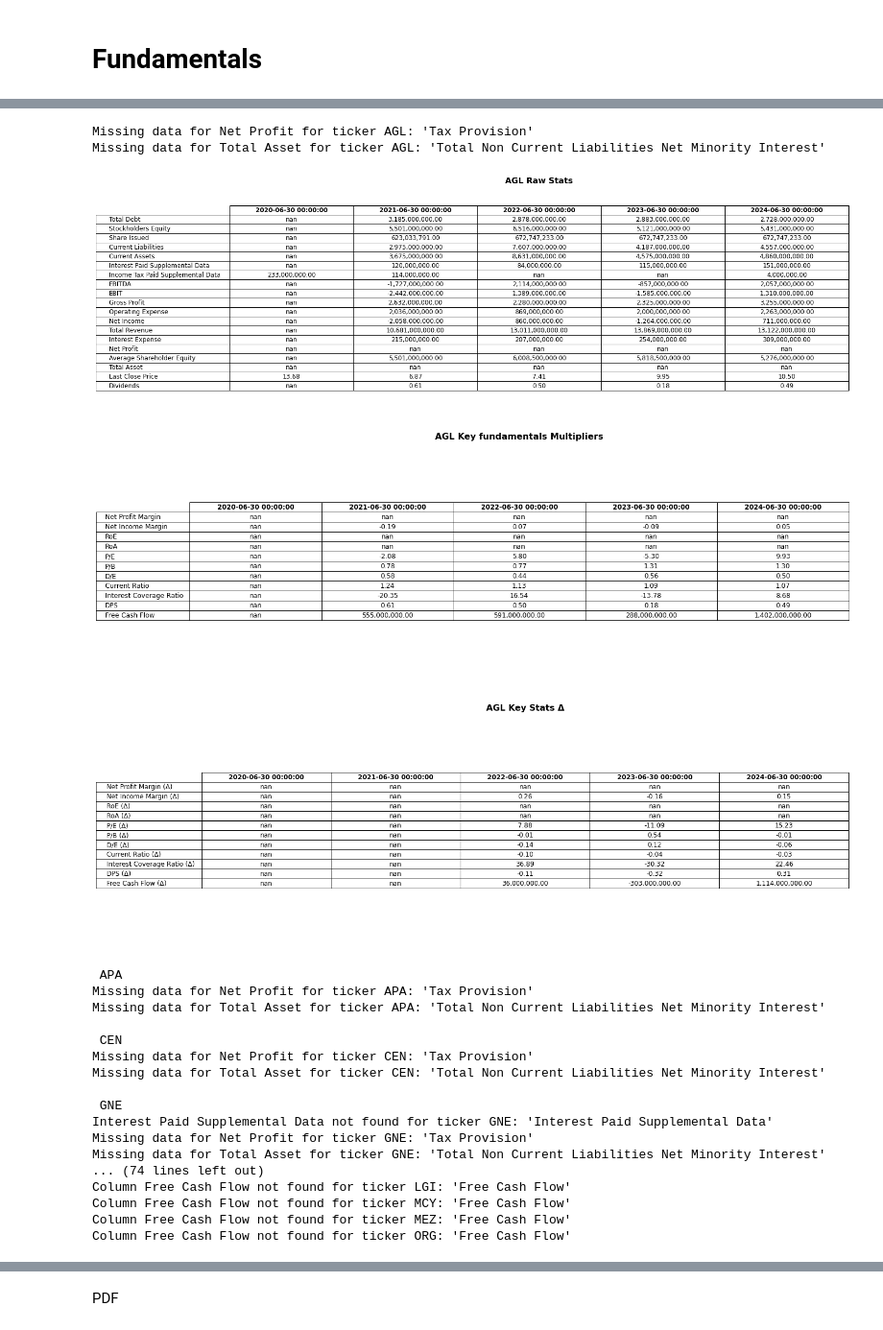
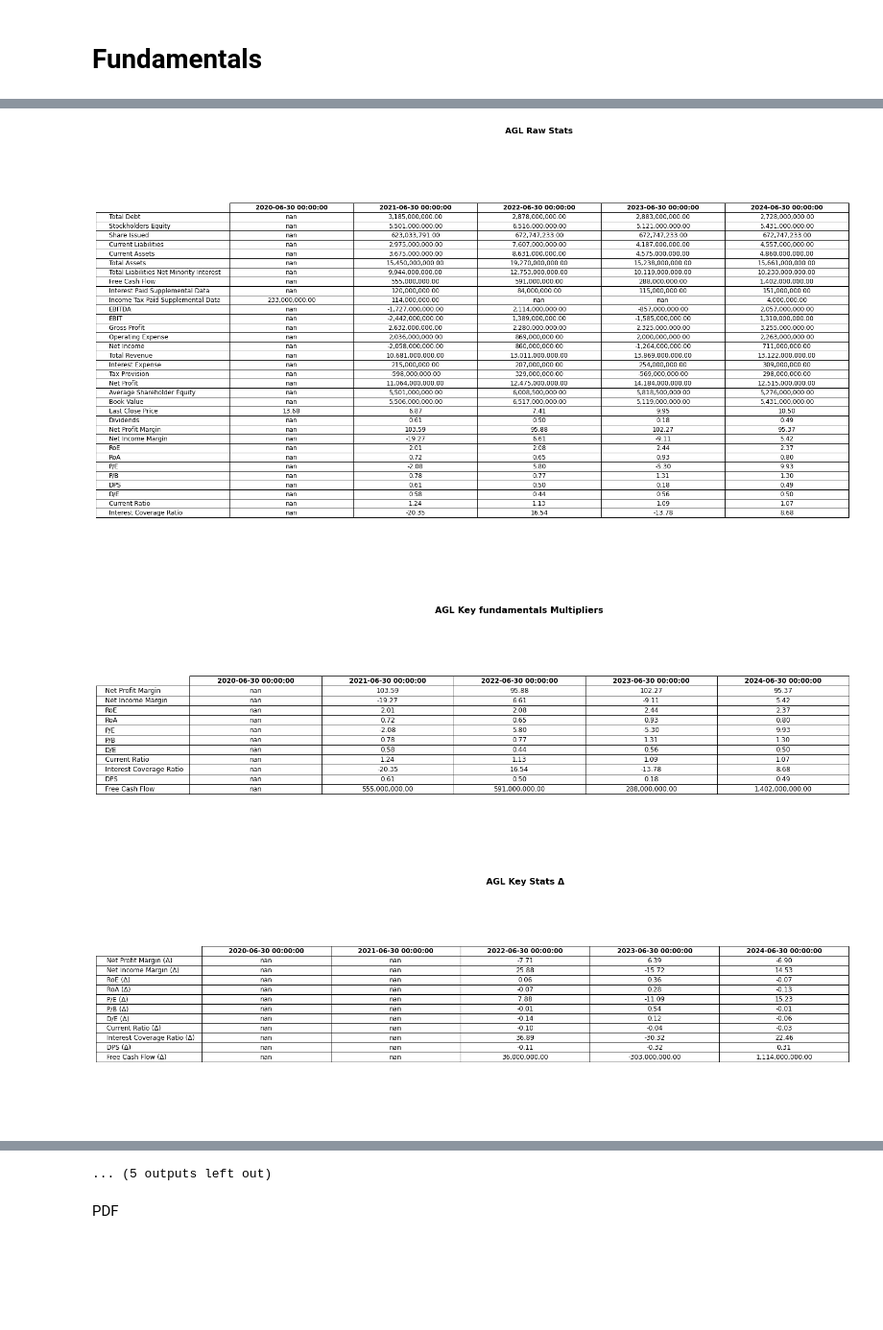
Before and after one commit to TGChenZP/HuangPu_EquityResearchPlatform, a Jupyter notebook: notebook/analysis.ipynb, the cells around one changed output, grey strips where cells are left out. Shown at 96% size. Drawn from its saved outputs; the diff is of its cells as text; code cells hidden in the pictures; blank space fills up the shorter version.

```diff
--- a/notebook/analysis.ipynb
+++ b/notebook/analysis.ipynb
@@ -189,10 +185,10 @@ if not (COUNTRY == 'AU' and ASX_ticker_gics_dict['Sector'] == 'Unknown' and ASX_
     # get fundamentals for ticker of interest
     interested_ticker_raw_fundamentals_stats, \
         interested_ticker_key_interested_fundamentals_stats, \
-            interested_ticker_key_interested_fundamentals_stats_diff, \
-                object = get_fundamentals_dfs(
-                        first_end_of_quarter, historical_prices_dict, \
-                            TICKER, COUNTRY)
+        interested_ticker_key_interested_fundamentals_stats_diff, \
+        object = get_fundamentals_dfs(
+            first_end_of_quarter, historical_prices_dict,
+            TICKER, COUNTRY)
     # create tables for fundamentals for ticker of interest
     plot_raw_fundamentals_stats_table(
         interested_ticker_raw_fundamentals_stats, TICKER)
@@ -205,59 +201,40 @@ if not (COUNTRY == 'AU' and ASX_ticker_gics_dict['Sector'] == 'Unknown' and ASX_
     if COUNTRY == 'AU':
 
         # get raw fundamentals stats for comparable tickers
-        raw_fundamentals_stats_dict, object_dict = get_raw_fundamentals_stats(
+        raw_fundamentals_stats_dict, key_interested_stats_dict, object_dict = get_raw_fundamentals_stats(
             comparable_ASX_tickers_dict, first_end_of_quarter, historical_prices_dict, COUNTRY)
 
         # aggregate and integrate the fundamentals stats for comparable tickers
         agg_interpolated_fundamentals_stats_df_dict = get_agg_interpolated_fundamentals_stats(
             raw_fundamentals_stats_dict, interested_ticker_key_interested_fundamentals_stats_diff)
 
         # get key interested fundamental stats from the interpolated fundamentals for comparable tickers
         key_interested_fundamentals_stats_dict, key_interested_fundamentals_stats_diff_dict = get_key_interested_fundamentals_stats_for_comparable(
             agg_interpolated_fundamentals_stats_df_dict, object_dict, first_end_of_quarter, historical_prices_dict)
 
         # get weighted average of the key interested fundamentals stats for the GICS industry
         weighted_GICS_key_interested_fundamentals_stats = get_weighted_fundamentals(
             key_interested_fundamentals_stats_dict, same_gics_industry_weight_dict)
         weighted_GICS_key_interested_fundamentals_stats.index = weighted_GICS_key_interested_fundamentals_stats.index
 
         plot_key_fundamentals_multipliers_table(
             weighted_GICS_key_interested_fundamentals_stats.astype(float).round(2),  f'{TICKER} GICS I.WMean' if 'industry' in comparable_ASX_tickers_dict['type'] else f'{TICKER} GICS S.WMean')
 
         # get percentage change for key interested fundamental stats for the weighted average of the GICS industry
         weighted_GICS_key_interested_fundamentals_stats_diff = get_key_interested_fundamentals_stat_diff(
             weighted_GICS_key_interested_fundamentals_stats)
         weighted_GICS_key_interested_fundamentals_stats_diff.index = interested_ticker_key_interested_fundamentals_stats_diff.index
 
         plot_key_fundamentals_multipliers_diff_table(
             weighted_GICS_key_interested_fundamentals_stats_diff, f'{TICKER} GICS I.WMean' if 'industry' in comparable_ASX_tickers_dict['type'] else f'{TICKER} GICS S.WMean')
 
     else:
         weighted_GICS_key_interested_fundamentals_stats = pd.DataFrame()
 
     # plot the comparison of key interested fundamentals for the ticker of interest and the weighted average of the GICS industry
     plot_key_fundamentals_multipliers(
         interested_ticker_key_interested_fundamentals_stats, weighted_GICS_key_interested_fundamentals_stats, TICKER, {})
 # %% [output]
-Missing data for Net Profit for ticker AGL: 'Tax Provision'
-Missing data for Total Asset for ticker AGL: 'Total Non Current Liabilities Net Minority Interest'
-[figure, old version]
+[figure, new version]
 [figure]
 [figure]
- APA
-Missing data for Net Profit for ticker APA: 'Tax Provision'
-Missing data for Total Asset for ticker APA: 'Total Non Current Liabilities Net Minority Interest'
-
- CEN
-Missing data for Net Profit for ticker CEN: 'Tax Provision'
-Missing data for Total Asset for ticker CEN: 'Total Non Current Liabilities Net Minority Interest'
-
- GNE
-Interest Paid Supplemental Data not found for ticker GNE: 'Interest Paid Supplemental Data'
-Missing data for Net Profit for ticker GNE: 'Tax Provision'
-Missing data for Total Asset for ticker GNE: 'Total Non Current Liabilities Net Minority Interest'
-... (74 lines left out)
-Column Free Cash Flow not found for ticker LGI: 'Free Cash Flow'
-Column Free Cash Flow not found for ticker MCY: 'Free Cash Flow'
-Column Free Cash Flow not found for ticker MEZ: 'Free Cash Flow'
-Column Free Cash Flow not found for ticker ORG: 'Free Cash Flow'
@@ -290,3 +269,4 @@ posx and posy should be finite values
+... (5 outputs left out)
 # %% [markdown]
 PDF
 # %%
```
Also changed, not shown: parts of 2 cells of this notebook, 2 other files.
